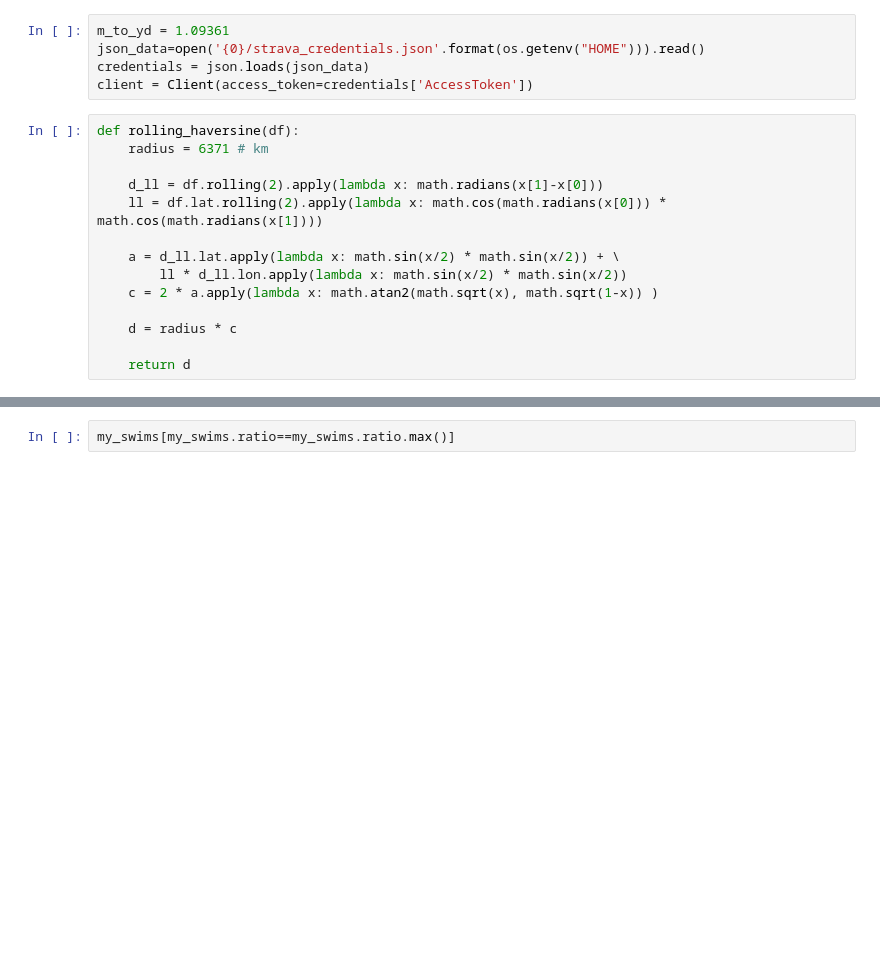
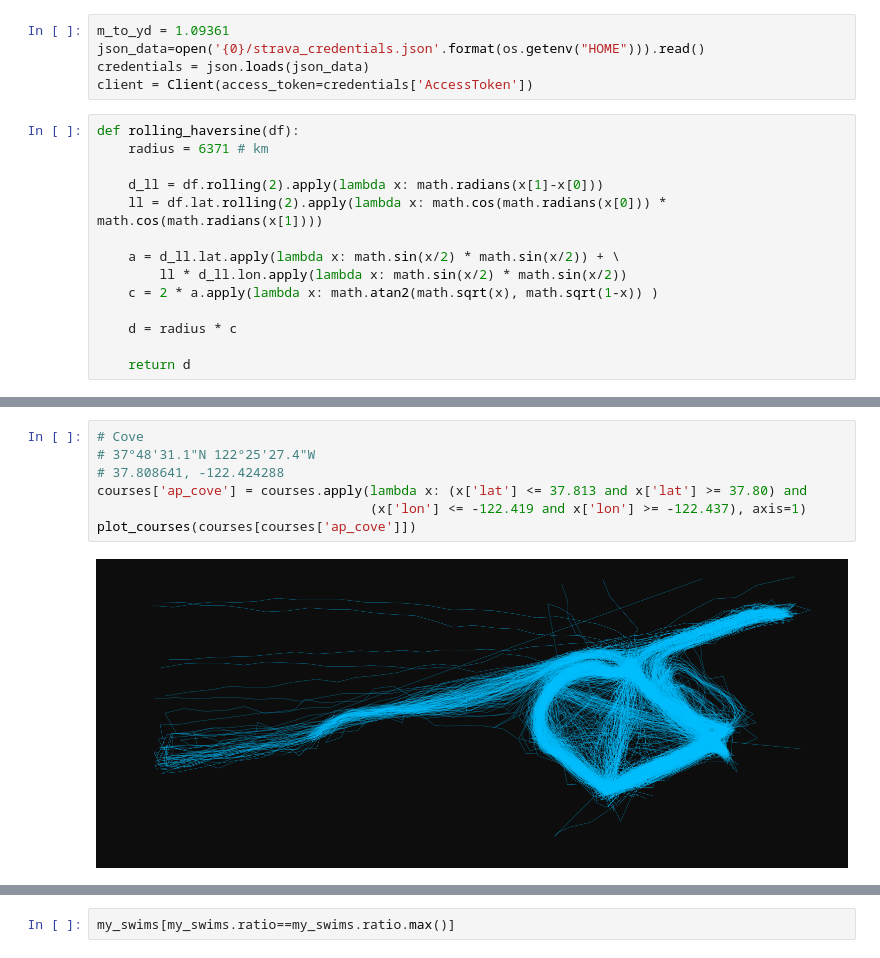
Before and after one commit to mrpozzi/mrpozzi.github.io, a Jupyter notebook: notebooks/GPSMismatchAnalysis.ipynb, the cells around one changed output, grey strips where cells are left out. Drawn from its saved outputs; the diff is of its cells as text; blank space fills up the shorter version.

```diff
--- a/notebooks/GPSMismatchAnalysis.ipynb
+++ b/notebooks/GPSMismatchAnalysis.ipynb
@@ -105,0 +95,9 @@ plt.plot(courses.lon, courses.lat, color = 'deepskyblue', lw = 0.5, alpha = 0.8)
+# %%
+# Cove
+# 37°48'31.1"N 122°25'27.4"W
+# 37.808641, -122.424288
+courses['ap_cove'] = courses.apply(lambda x: (x['lat'] <= 37.813 and x['lat'] >= 37.80) and
+                                   (x['lon'] <= -122.419 and x['lon'] >= -122.437), axis=1)
+plot_courses(courses[courses['ap_cove']])
+# %% [output]
+[figure, added]
```
Also changed, not shown: parts of 22 cells of this notebook, 3 other files.
